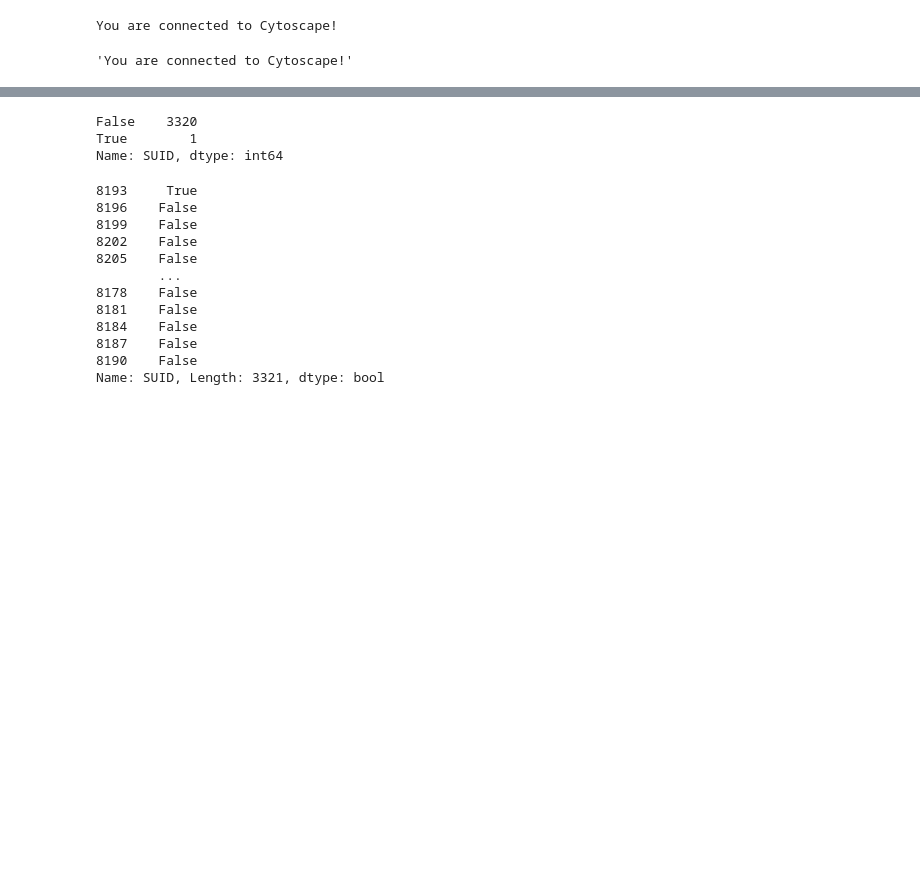
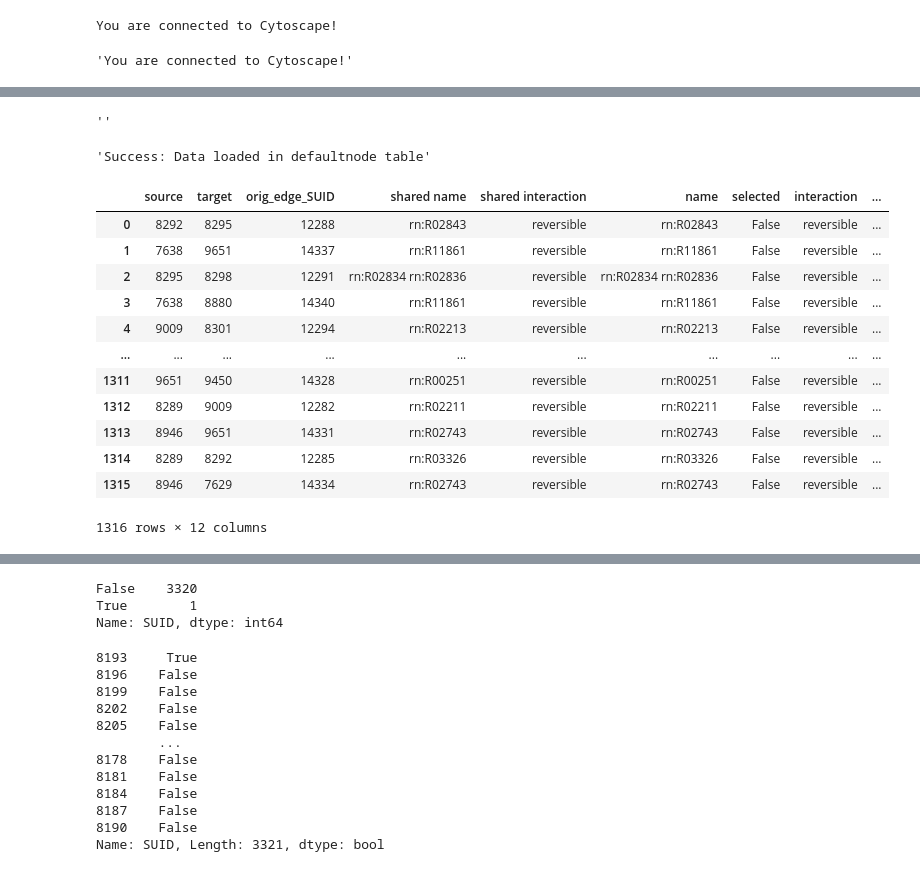
Before and after one commit to ecell/transomics2cytoscape-py, a Jupyter notebook: t2c.ipynb, the cells around one changed output, grey strips where cells are left out. Drawn from its saved outputs; the diff is of its cells as text; code cells hidden in the pictures; blank space fills up the shorter version.

```diff
--- a/t2c.ipynb
+++ b/t2c.ipynb
@@ -53,0 +194,4 @@ def createMidnodes(networkSUID):
+# %%
+midNodesName2suid =  pd.DataFrame.from_dict(midNodes)
+# %%
+midNodeInfo = pd.merge(midNodeInfo, midNodesName2suid, left_on='orig_edge_SUID', right_on='name')
@@ -53,0 +216,29 @@ def createMidnodes(networkSUID):
+# %%
+midNodeInfo['orig_edge_SUID'] = midNodeInfo['orig_edge_SUID'].apply(str)
+# %%
+p4c.update_style_mapping(p4c.get_current_style(), p4c.map_visual_property("NODE_X_LOCATION", "x_location", "p"))
+p4c.update_style_mapping(p4c.get_current_style(), p4c.map_visual_property("NODE_Y_LOCATION", "y_location", "p"))
+# %% [output]
+''
+# %%
+p4c.load_table_data(midNodeInfo, data_key_column="orig_edge_SUID", table="node", table_key_column="name")
+# %% [output]
+'Success: Data loaded in defaultnode table'
+# %%
+midNodeInfo.rename(columns={"SUID": "orig_edge_SUID"}, inplace=True)
+# %%
+midNodeInfo
+# %% [output]
+|  | source | target | orig_edge_SUID | shared name | shared interaction | name | selected | interaction | ... |
+| 0 | 8292 | 8295 | 12288 | rn:R02843 | reversible | rn:R02843 | False | reversible | ... |
+| 1 | 7638 | 9651 | 14337 | rn:R11861 | reversible | rn:R11861 | False | reversible | ... |
+| 2 | 8295 | 8298 | 12291 | rn:R02834 rn:R02836 | reversible | rn:R02834 rn:R02836 | False | reversible | ... |
+| 3 | 7638 | 8880 | 14340 | rn:R11861 | reversible | rn:R11861 | False | reversible | ... |
+| 4 | 9009 | 8301 | 12294 | rn:R02213 | reversible | rn:R02213 | False | reversible | ... |
+| ... | ... | ... | ... | ... | ... | ... | ... | ... | ... |
+| 1311 | 9651 | 9450 | 14328 | rn:R00251 | reversible | rn:R00251 | False | reversible | ... |
+| 1312 | 8289 | 9009 | 12282 | rn:R02211 | reversible | rn:R02211 | False | reversible | ... |
+| 1313 | 8946 | 9651 | 14331 | rn:R02743 | reversible | rn:R02743 | False | reversible | ... |
+| 1314 | 8289 | 8292 | 12285 | rn:R03326 | reversible | rn:R03326 | False | reversible | ... |
+| 1315 | 8946 | 7629 | 14334 | rn:R02743 | reversible | rn:R02743 | False | reversible | ... |
+1316 rows × 12 columns
```
Also changed, not shown: parts of 20 cells of this notebook.
